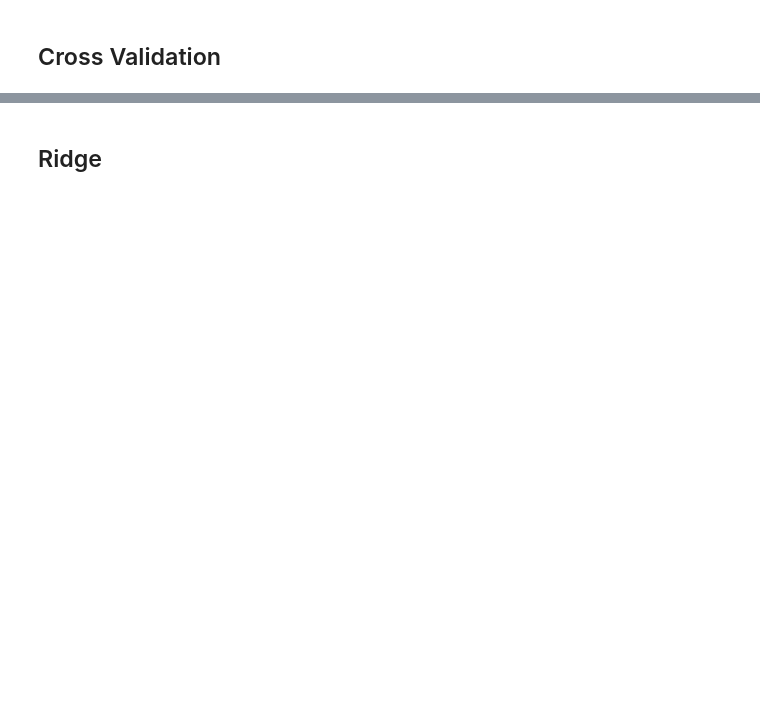
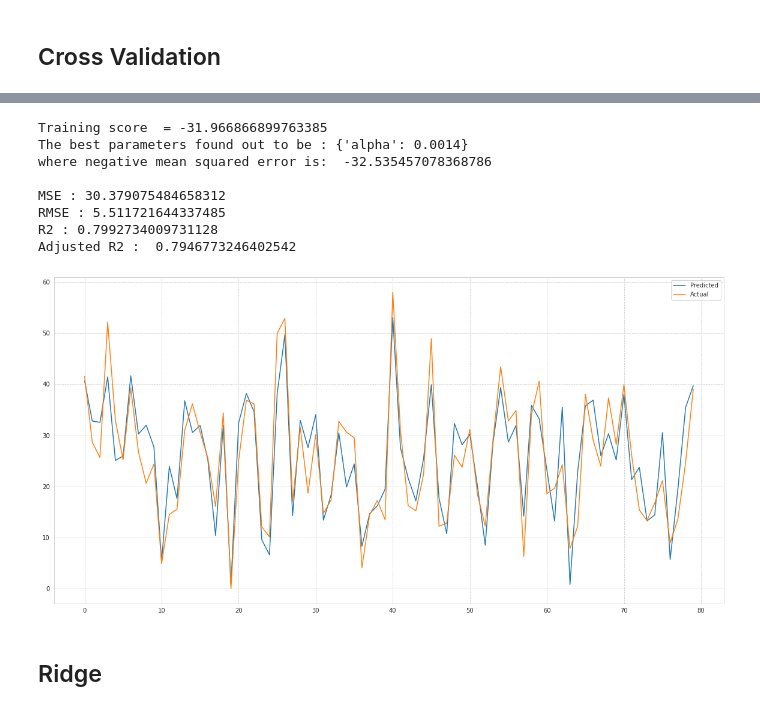
Before and after one commit to armanalam6342/Seoul-Bike-Sharing-Demand-Prediction, a Jupyter notebook: Bike_Sharing_Demand_Prediction_Capstone_Project.ipynb, the cells around one changed output, grey strips where cells are left out. Cells and saved outputs as stored; diff of their text form; code cells hidden in the pictures; blank space fills up the shorter version.

```diff
--- a/Bike_Sharing_Demand_Prediction_Capstone_Project.ipynb
+++ b/Bike_Sharing_Demand_Prediction_Capstone_Project.ipynb
@@ -619,3 +637,15 @@ R2 score is  : 0.7703707170007457
+# %%
+score_metrix(lasso_cv,X_train_trans,X_test_trans,y_train,y_test)
+# %% [output]
+Training score  = -31.966866899763385
+The best parameters found out to be : {'alpha': 0.0014}
+where negative mean squared error is:  -32.535457078368786
+
+MSE : 30.379075484658312
+RMSE : 5.511721644337485
+R2 : 0.7992734009731128
+Adjusted R2 :  0.7946773246402542
+[figure, added]
 # %% [markdown]
 ## Ridge
 # %%
```
Also changed, not shown: parts of 70 cells of this notebook.
